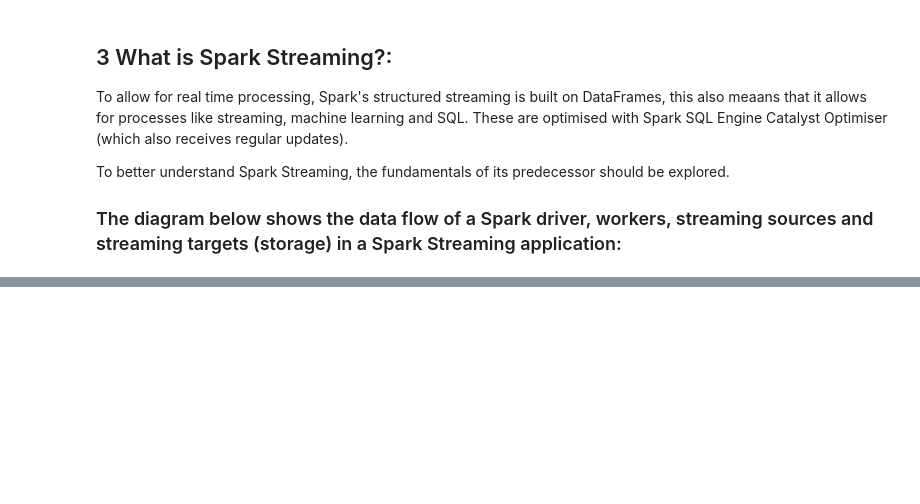
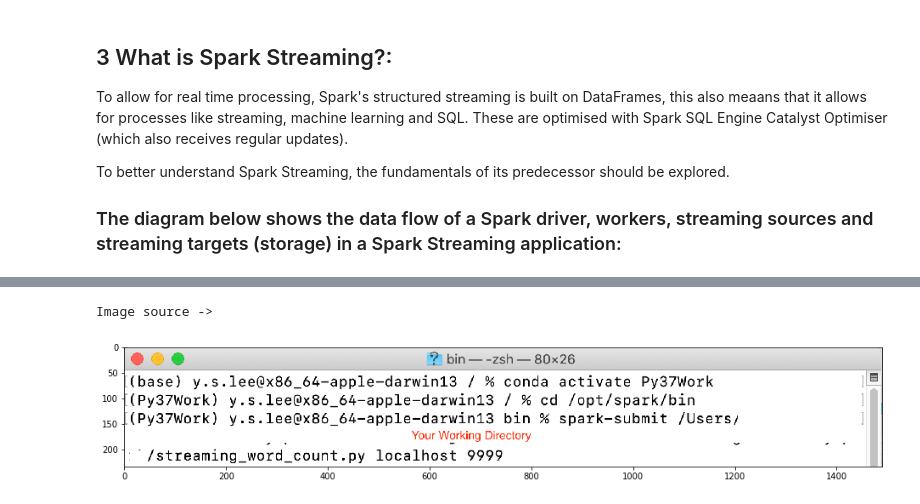
Before and after one commit to ylee9107/PySpark_myLearning, a Jupyter notebook: Project 6 - Structure Streaming with PySpark/PySpark - Structure Streaming with PySpark.ipynb, the cells around one changed output, grey strips where cells are left out. Cells and saved outputs as stored; diff of their text form; code cells hidden in the pictures; blank space fills up the shorter version.

```diff
--- a/Project 6 - Structure Streaming with PySpark/PySpark - Structure Streaming with PySpark.ipynb
+++ b/Project 6 - Structure Streaming with PySpark/PySpark - Structure Streaming with PySpark.ipynb
@@ -128,0 +236,12 @@ print('Image source -> ')
+# %%
+%%local
+
+# plot the image
+fig, ax1 = plt.subplots(figsize=(16, 10))
+image = mpimg.imread(image_path + 'streamingConsoleInput.png')
+plt.imshow(image);
+
+print('Image source -> ')
+# %% [output]
+Image source ->
+[figure, added]
```
Also changed, not shown: parts of 47 cells of this notebook.
